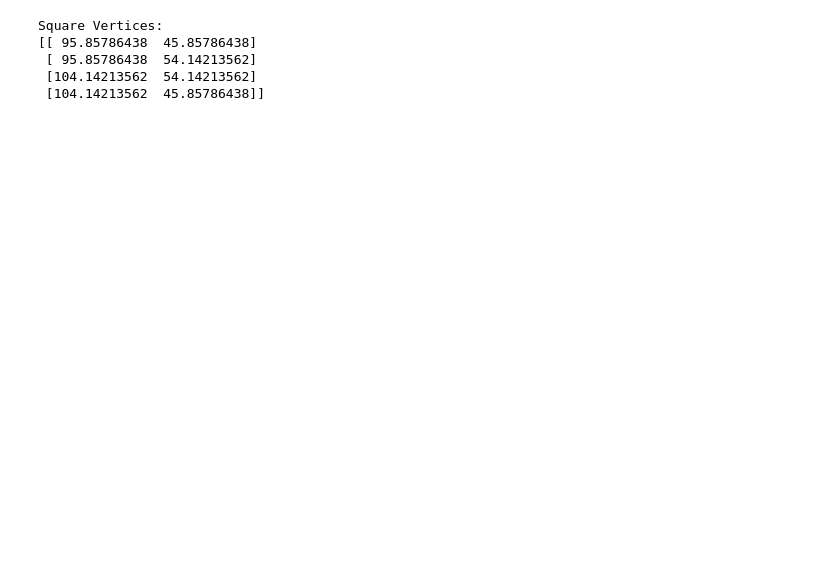
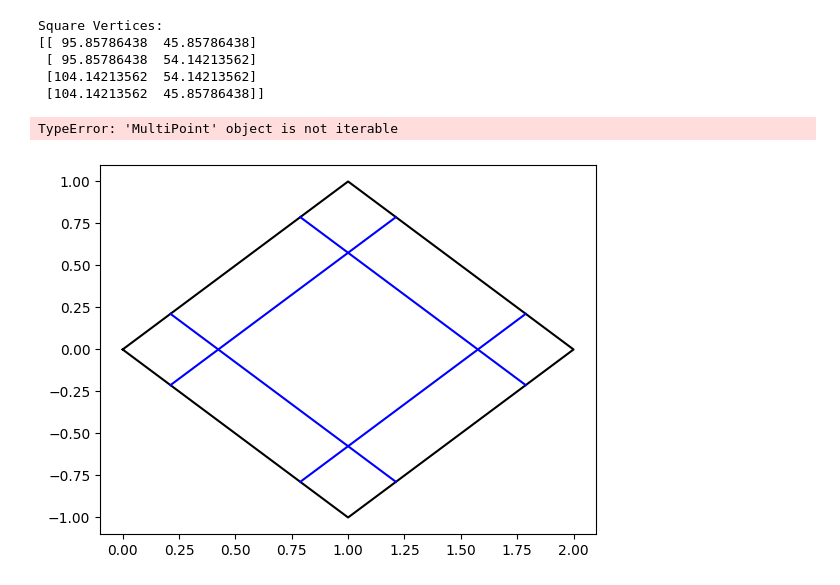
Before and after one commit to dorndorn54/python, a Jupyter notebook: drone_sim/test.ipynb, the cells around one changed output. Cells and saved outputs as stored; diff of their text form; code cells hidden in the pictures; blank space fills up the shorter version.

```diff
--- a/drone_sim/test.ipynb
+++ b/drone_sim/test.ipynb
@@ -36,3 +36,78 @@ Square Vertices:
  [ 95.85786438  54.14213562]
  [104.14213562  54.14213562]
  [104.14213562  45.85786438]]
+# %%
+def parallel_lines(polygon, perpendicular_dt):
+# %%
+import numpy as np
+import matplotlib.pyplot as plt
+from shapely.geometry import Polygon, LineString, MultiPoint
+
+def plot_polygon(polygon, ax=None):
+    x, y = polygon.exterior.xy
+    if ax is None:
+        ax = plt.gca()
+    ax.plot(x, y, color='black')
+
+def plot_line(line, ax=None):
+    x, y = line.xy
+    if ax is None:
+        ax = plt.gca()
+    ax.plot(x, y, color='blue')
+
+def plot_points(points, ax=None):
+    x, y = zip(*[(p.x, p.y) for p in points])
+    if ax is None:
+        ax = plt.gca()
+    ax.plot(x, y, 'ro')
+
+def parallel_lines(polygon, distance):
+    lines = []
+    vertices = np.array(polygon.exterior.coords)
+    for i in range(len(vertices) - 1):
+        p1 = vertices[i]
+        p2 = vertices[i + 1]
+        dx, dy = p2 - p1
+        length = np.sqrt(dx ** 2 + dy ** 2)
+        nx, ny = dy / length, -dx / length  # Normal vector
+        parallel_point1 = p1 + np.array([nx, ny]) * distance
+        parallel_point2 = p2 + np.array([nx, ny]) * distance
+        lines.append(LineString([parallel_point1, parallel_point2]))
+    return lines
+
+def intersection_points(polygon, lines):
+    intersection_pts = []
+    for line in lines:
+        intersection = line.intersection(polygon)
+        if intersection.type == 'MultiPoint':
+            intersection_pts.extend(intersection)
+        elif intersection.type == 'Point':
+            intersection_pts.append(intersection)
+    return MultiPoint(intersection_pts)
+
+# Define the polygon
+polygon = Polygon([(0, 0), (1, 1), (2, 0), (1, -1)])
+
+# Define distance between parallel lines
+distance = 0.3
+
+# Generate parallel lines
+lines = parallel_lines(polygon, distance)
+
+# Find intersection points
+intersection_pts = intersection_points(polygon, lines)
+
+# Plotting
+fig, ax = plt.subplots()
+plot_polygon(polygon, ax)
+for line in lines:
+    plot_line(line, ax)
+plot_points(intersection_pts, ax)
+plt.xlabel('X')
+plt.ylabel('Y')
+plt.title('Polygon with Parallel Lines and Intersection Points')
+plt.grid(True)
+plt.show()
+# %% [output]
+TypeError: 'MultiPoint' object is not iterable
+[figure, added]
```
Also changed, not shown: parts of 4 cells of this notebook, 2 other files.
